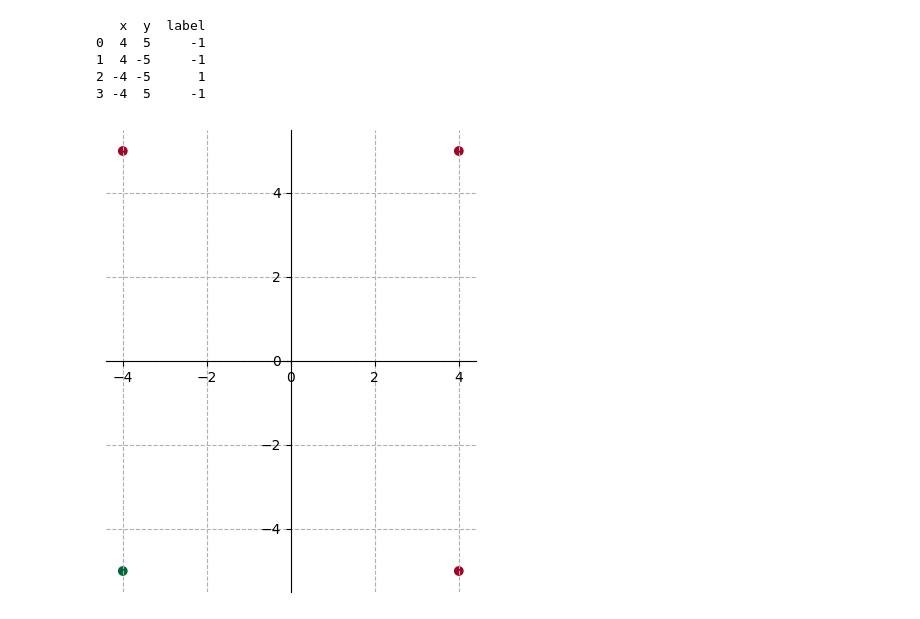
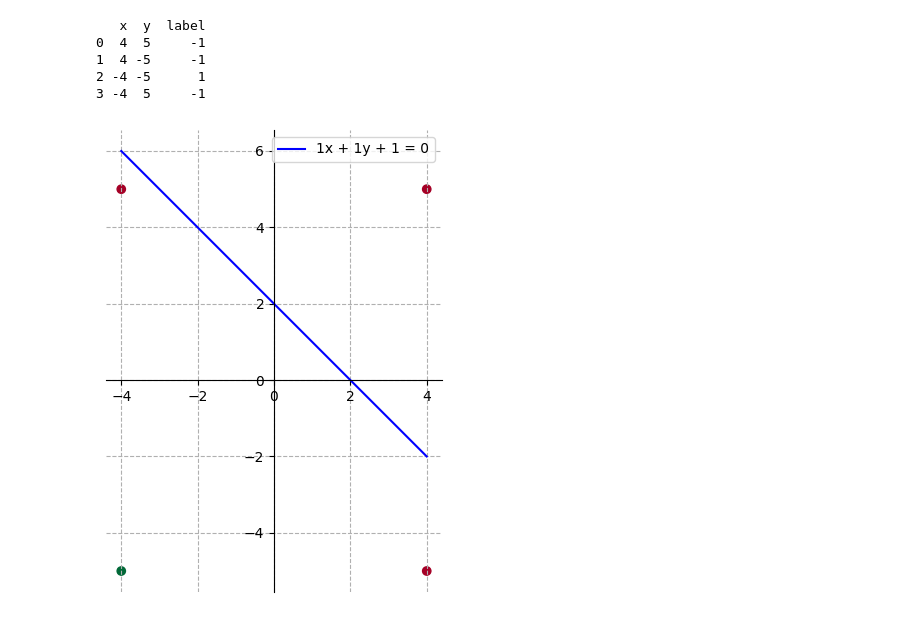
Before and after one commit to rowwmayn/ML-and-DL-Optimisation-Methods, a Jupyter notebook: 02. Classification/Perceptron_Trick_Visually.ipynb, the cells around one changed output. Saved outputs shown, nothing was run; the diff lists cells and outputs as text; code cells hidden in the pictures.

```diff
--- a/02. Classification/Perceptron_Trick_Visually.ipynb
+++ b/02. Classification/Perceptron_Trick_Visually.ipynb
@@ -6,28 +6,39 @@ from sklearn.model_selection import train_test_split;
 # %%
 # 1. Define data
 dummy_data = np.array([[4, 5], [4, -5], [-4, -5], [-4, 5]])
+# %%
+a,b,c = 1,1,-2;
+alpha = 0.01;
+x = np.linspace(-4,+4,100);
+y = (-a/b)*x + (-c/b);
 # %%
 # Pandafication
 df=pd.DataFrame(dummy_data, columns=["x","y"]);
 # Labelisation
 df["label"] = np.where((df["x"]<0) & (df["y"]<0), +1,-1);
 print(df);
 
 # Beautification
 fig,ax = plt.subplots(figsize=(6,6));
+
 scatter = ax.scatter(df["x"],df["y"], c=df["label"], cmap="RdYlGn");
+# Optional: adds a legend
 
 # Grid Fixing
 ax.spines['left'].set_position('zero');
 ax.spines['bottom'].set_position('zero');
 ax.spines['right'].set_color('none');
 ax.spines['top'].set_color('none');
 ax.grid(True,linestyle="--");
 ax.set_aspect('equal');
+
+ax.plot(x, y, color='blue', label='1x + 1y + 1 = 0');
+ax.legend();
+plt.show();
 # %% [output]
    x  y  label
 0  4  5     -1
 1  4 -5     -1
 2 -4 -5      1
 3 -4  5     -1
-[figure, old version]
+[figure, new version]
```
Also changed, not shown: parts of 3 cells of this notebook.
